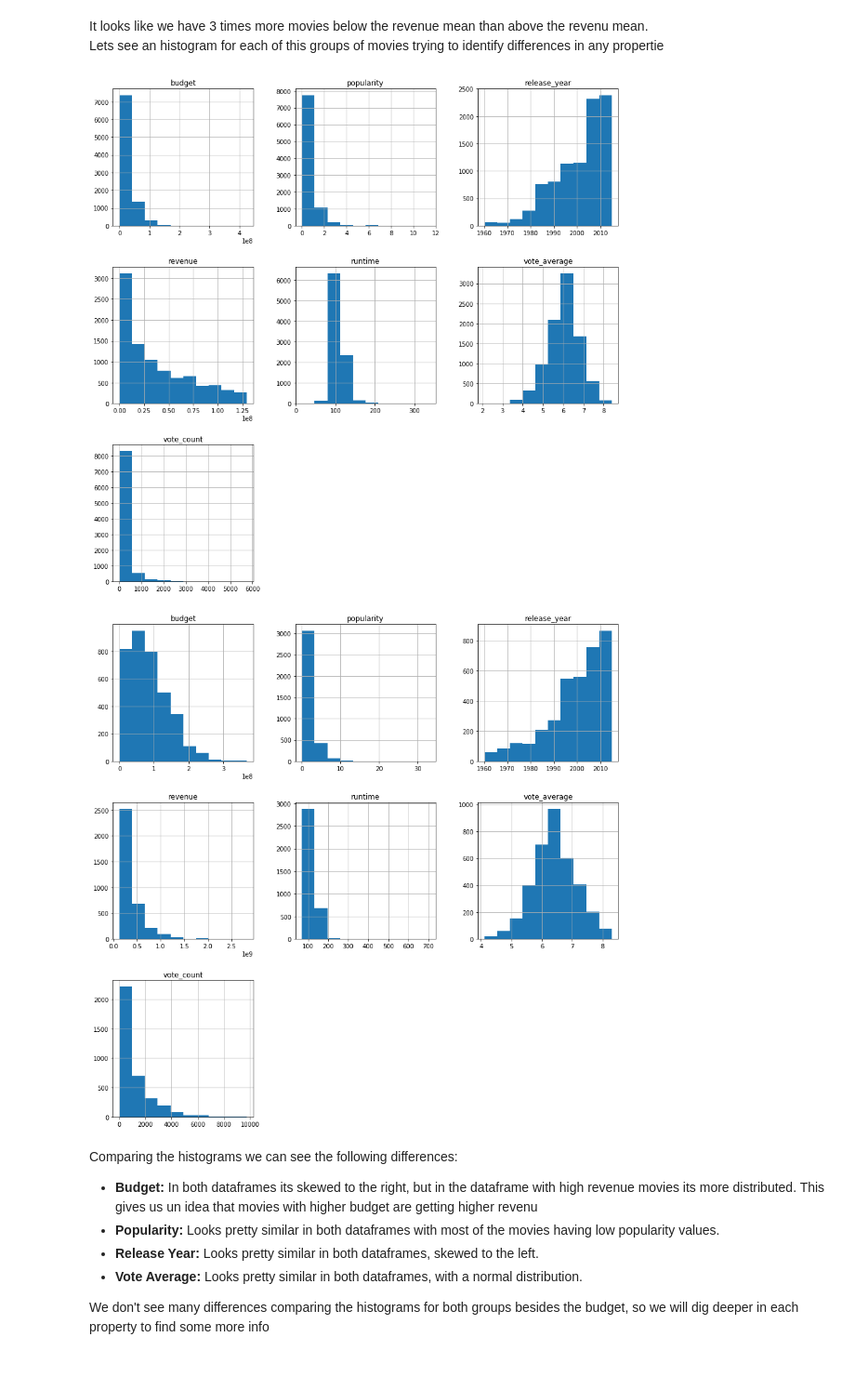
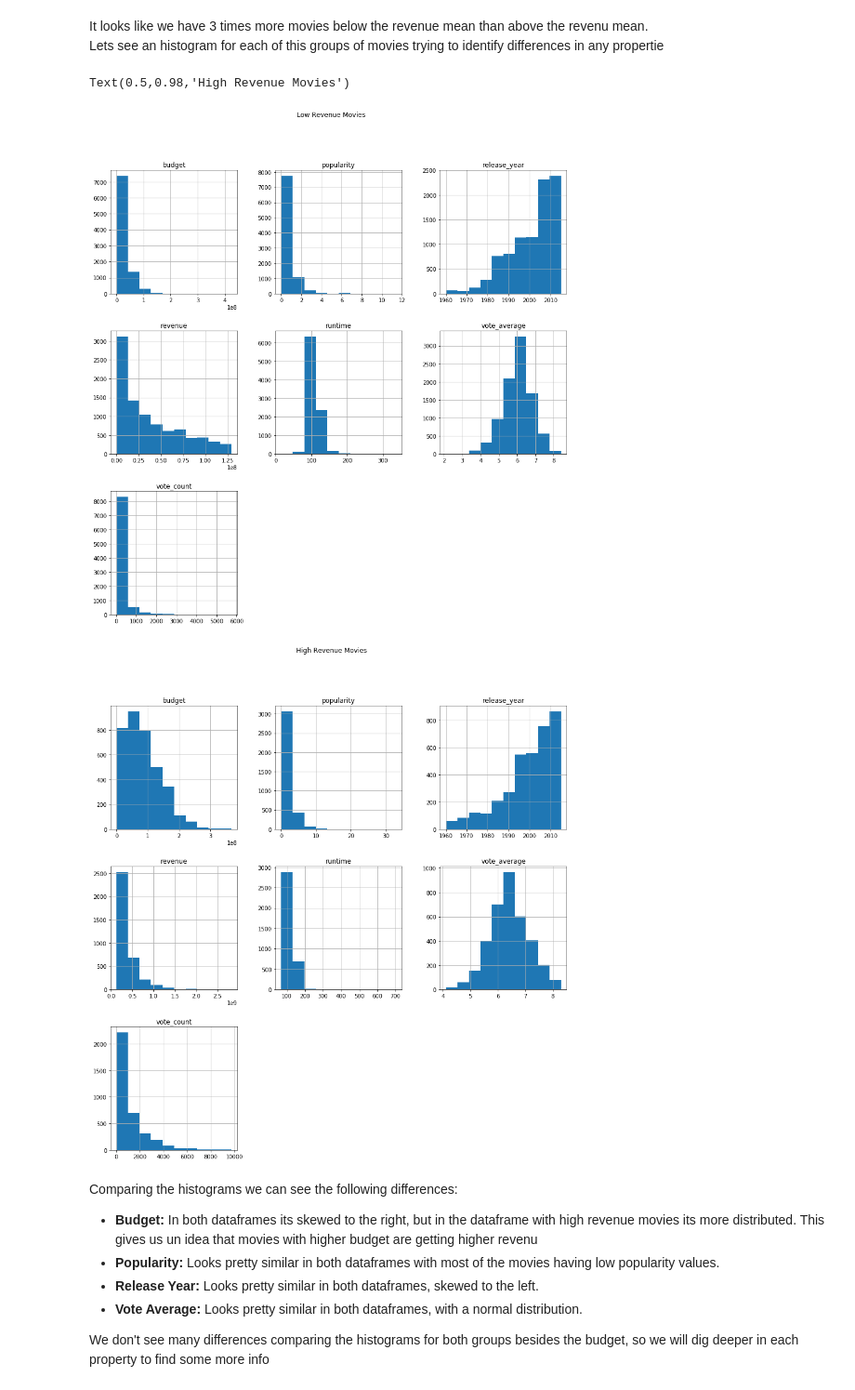
Before and after one commit to gabrielmarcos2001/data-analysis-tmdb, a Jupyter notebook: Investigate_a_Dataset.ipynb, the cells around one changed output. Shown at 93% size. Cells and saved outputs as stored; diff of their text form; code cells hidden in the pictures.

```diff
--- a/Investigate_a_Dataset.ipynb
+++ b/Investigate_a_Dataset.ipynb
@@ -830,10 +832,13 @@ It looks like we have 3 times more movies below the revenue mean than above the
 Lets see an histogram for each of this groups of movies trying to identify differences in any propertie
 # %%
 low_revenue.hist(figsize=(15,15));
+plt.suptitle("Low Revenue Movies")
 high_revenue.hist(figsize=(15,15));
+plt.suptitle("High Revenue Movies")
 # %% [output]
+Text(0.5,0.98,'High Revenue Movies')
-[figure, old version]
+[figure, new version]
-[figure, old version]
+[figure, new version]
 # %% [markdown]
 Comparing the histograms we can see the following differences:
 - <b>Budget:</b> In both dataframes its skewed to the right, but in the dataframe with high revenue movies its more distributed. This gives us un idea that movies with higher budget are getting higher revenu
```
Also changed, not shown: parts of 11 cells of this notebook.
